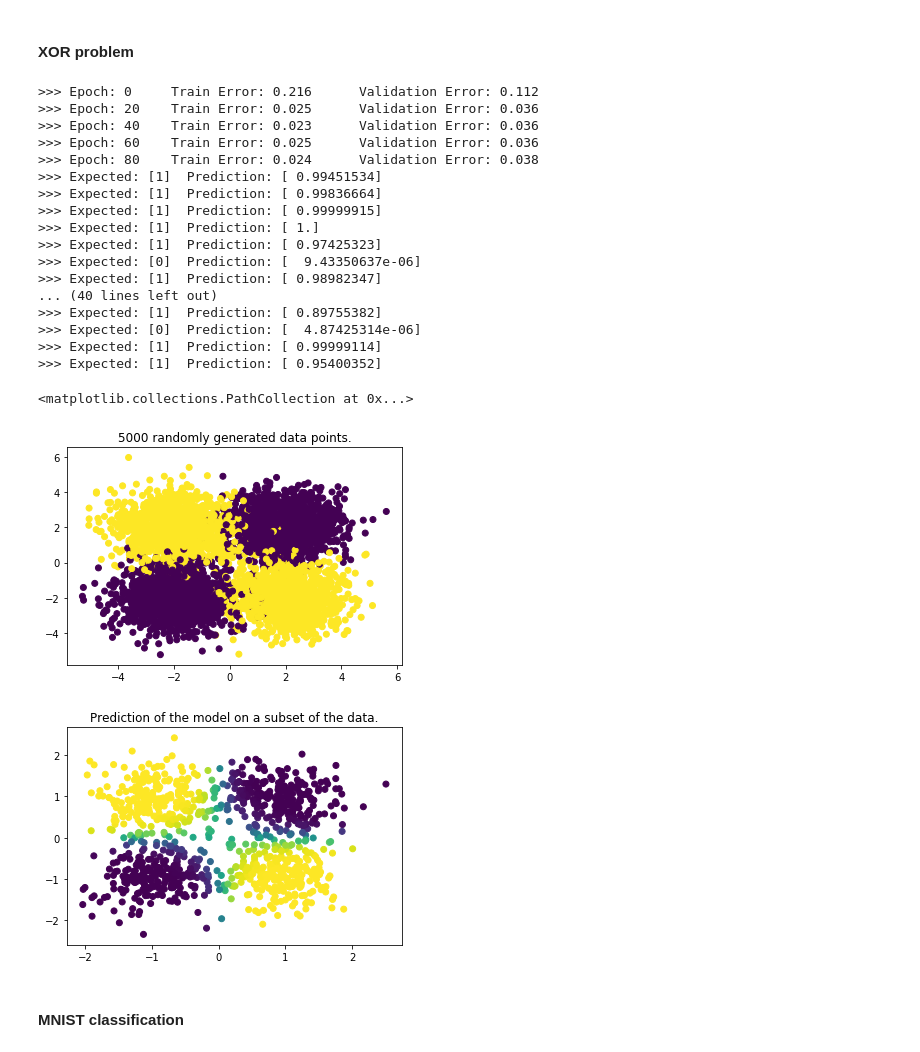
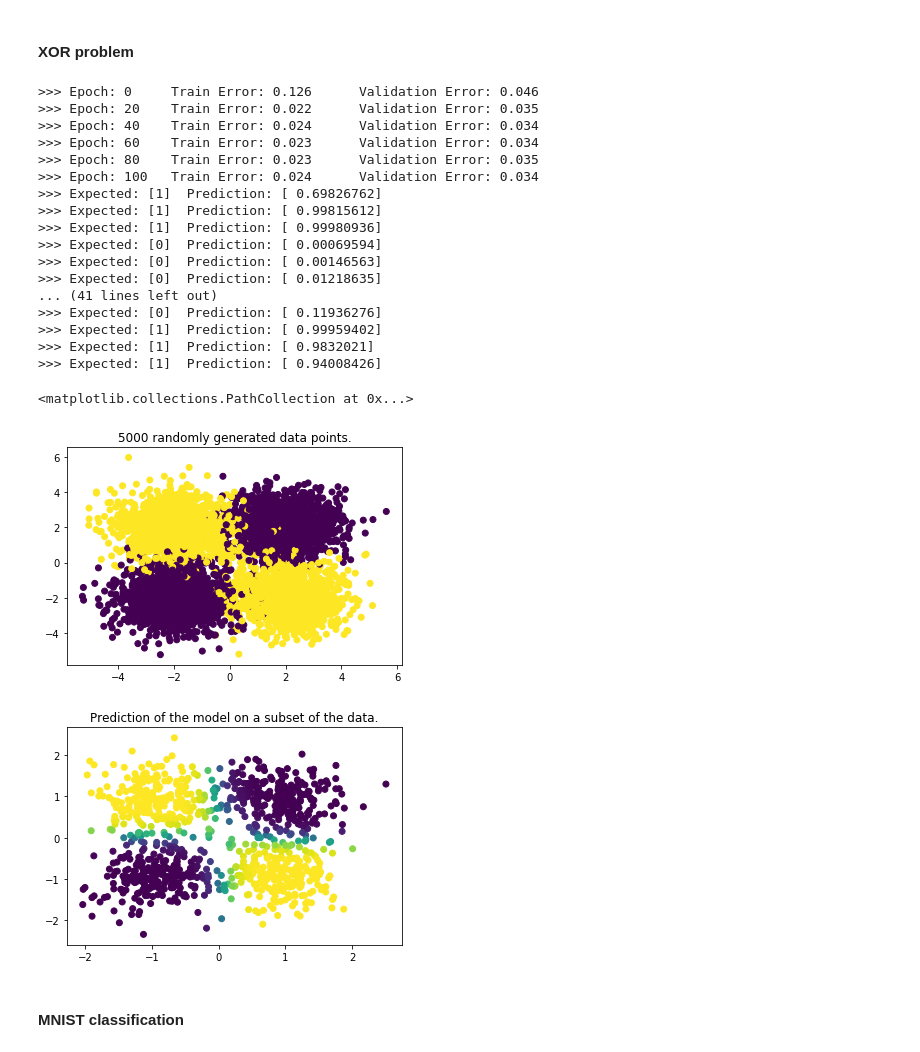
Before and after one commit to Mrpatekful/numpyml, a Jupyter notebook: mlp_numpy.ipynb, the cells around one changed output. Cells and saved outputs as stored; diff of their text form; code cells hidden in the pictures.

Commit message:
epoch bug fix

```diff
--- a/mlp_numpy.ipynb
+++ b/mlp_numpy.ipynb
@@ -500,10 +504,10 @@ class Error(metaclass=abc.ABCMeta):
 class Mse(Error):
 
     def function(self, target, pred):
-        return (y-pred)**2
+        return (target-pred)**2
 
     def derivative(self, target, pred):
-        return -2*(y-pred)
+        return -2*(target-pred)
 # %% [markdown]
 #### Cross Entropy
 # %%
@@ -555,7 +561,7 @@ class Mlp:
     def train(self, epochs=100, optimizer=Sgd()):
         self.optimizer = optimizer
 
-        for epoch in range(epochs):
+        for epoch in range(epochs+1):
             self.input_pipe.set_mode("train")
 
             train_error = 0
@@ -572,6 +578,7 @@ class Mlp:
             self.input_pipe.set_mode("validation")
             x, y, _ = self.input_pipe.next_batch()
 
+            # TODO: correct error (%batch_size)
             valid_error = (self.error.function(y, self.predict(x)).sum()
             /self.input_pipe.valid_size/self.layers[-1].size)
             train_error = (train_error/self.input_pipe.train_size/self.layers[-1].size)
@@ -624,9 +631,11 @@ class Mlp:
 
     def back_prop(self, target):
         deltas = []
-        # y is the expected output
-        err = self.error.derivative(target, self.layers[-1].value)
-        deltas.append(np.multiply(err, self.layers[-1].backward()))
+
+        # crossent + bincrossent -> softmax, sigmoid
+        # TODO: derivative fix
+        deltas.append(np.multiply(self.error.derivative(target, self.layers[-1].value),
+                                  self.layers[-1].backward()))
 
         for index in range(len(self.weights)-1, 0,-1):
             deltas.insert(0, np.multiply(np.dot(deltas[0],self.weights[index].T),
@@ -645,55 +662,55 @@ np.random.seed(1)
 nb_samples = 5000
 samples = []
 distance = 2
 for i in range(0,nb_samples,4):
     noise = np.random.normal(0,1,8)
     samples.append([[-distance+noise[0],-distance+noise[1]], [0]])
     samples.append([[distance+noise[2],-distance+noise[3]],[1]])
     samples.append([[-distance+noise[4],distance+noise[5]],[1]])
     samples.append([[distance+noise[6],distance+noise[7]], [0]])
 
 fig1=plt.figure()
 plt.title("{0} randomly generated data points.".format(nb_samples))
 plt.scatter([element[0][0] for element in samples],
             [element[0][1] for element in samples],
-            c=[element[1] for element in samples])
+            c=[element[1][0] for element in samples])
 
 input_pipe = InputPipeLine(samples, batch_size=20)
 
 layers = []
 layers.append(Layer(Linear(), size=2))
-layers.append(Layer(Softplus(), size=10))
-layers.append(Softmax(size=1))
+layers.append(Layer(Relu(), size=10))
+layers.append(Layer(Sigmoid(), size=1))
 
 mlp_object = Mlp(layers, input_pipe, error=Mse())
-mlp_object.train(epochs=100, optimizer=Adam(lrate=0.01))
+mlp_object.train(epochs=100, optimizer=Rmsprop(lrate=0.01))
 results = mlp_object.test(verbose=0.05)
 
 fig2=plt.figure()
 plt.title("Prediction of the model on a subset of the data.")
 plt.scatter([element[0][0] for element in results],
             [element[0][1] for element in results],
-            c=[element[2] for element in results])
+            c=[element[2][0] for element in results])
 # %% [output]
->>> Epoch: 0     Train Error: 0.216      Validation Error: 0.112
->>> Epoch: 20    Train Error: 0.025      Validation Error: 0.036
->>> Epoch: 40    Train Error: 0.023      Validation Error: 0.036
->>> Epoch: 60    Train Error: 0.025      Validation Error: 0.036
->>> Epoch: 80    Train Error: 0.024      Validation Error: 0.038
->>> Expected: [1]  Prediction: [ 0.99451534]
->>> Expected: [1]  Prediction: [ 0.99836664]
->>> Expected: [1]  Prediction: [ 0.99999915]
->>> Expected: [1]  Prediction: [ 1.]
->>> Expected: [1]  Prediction: [ 0.97425323]
->>> Expected: [0]  Prediction: [  9.43350637e-06]
->>> Expected: [1]  Prediction: [ 0.98982347]
-... (40 lines left out)
->>> Expected: [1]  Prediction: [ 0.89755382]
->>> Expected: [0]  Prediction: [  4.87425314e-06]
->>> Expected: [1]  Prediction: [ 0.99999114]
->>> Expected: [1]  Prediction: [ 0.95400352]
+>>> Epoch: 0     Train Error: 0.126      Validation Error: 0.046
+>>> Epoch: 20    Train Error: 0.022      Validation Error: 0.035
+>>> Epoch: 40    Train Error: 0.024      Validation Error: 0.034
+>>> Epoch: 60    Train Error: 0.023      Validation Error: 0.034
+>>> Epoch: 80    Train Error: 0.023      Validation Error: 0.035
+>>> Epoch: 100   Train Error: 0.024      Validation Error: 0.034
+>>> Expected: [1]  Prediction: [ 0.69826762]
+>>> Expected: [1]  Prediction: [ 0.99815612]
+>>> Expected: [1]  Prediction: [ 0.99980936]
+>>> Expected: [0]  Prediction: [ 0.00069594]
+>>> Expected: [0]  Prediction: [ 0.00146563]
+>>> Expected: [0]  Prediction: [ 0.01218635]
+... (41 lines left out)
+>>> Expected: [0]  Prediction: [ 0.11936276]
+>>> Expected: [1]  Prediction: [ 0.99959402]
+>>> Expected: [1]  Prediction: [ 0.9832021]
+>>> Expected: [1]  Prediction: [ 0.94008426]
 <matplotlib.collections.PathCollection at 0x...>
 [figure]
-[figure, old version]
+[figure, new version]
 # %% [markdown]
 #### MNIST classification
```
Also changed, not shown: parts of 9 cells of this notebook.
